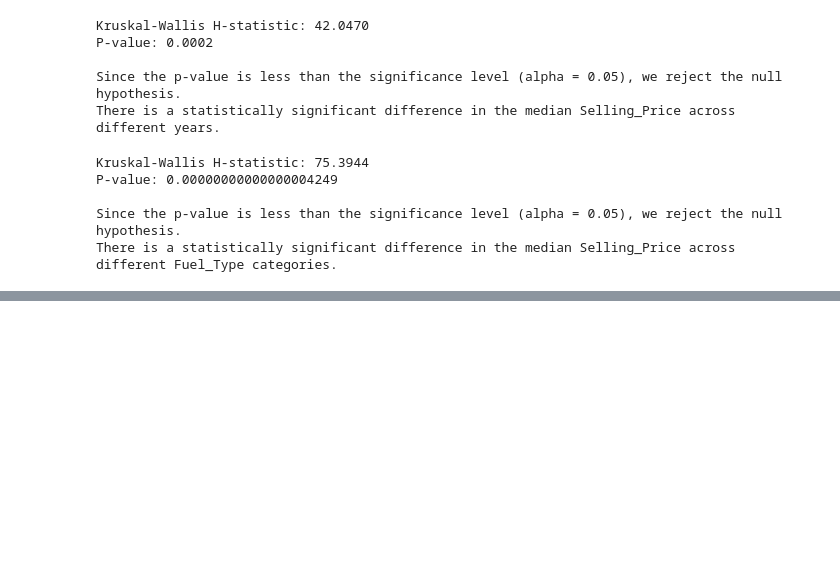
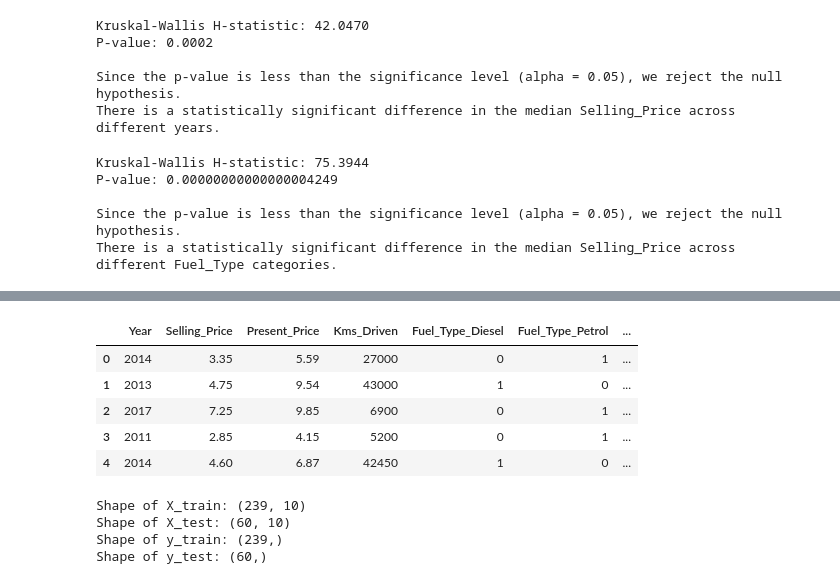
Before and after one commit to MohammadAghaei1/Polynomial-Car-price-prediction-, a Jupyter notebook: Mohammad/Car_price_prediction.ipynb, the cells around one changed output, grey strips where cells are left out. Drawn from its saved outputs; the diff is of its cells as text; code cells hidden in the pictures; blank space fills up the shorter version.

```diff
--- a/Mohammad/Car_price_prediction.ipynb
+++ b/Mohammad/Car_price_prediction.ipynb
@@ -286,0 +393,37 @@ There is a statistically significant difference in the median Selling_Price acro
+# %%
+# Calculate the frequency of each car name
+car_name_frequencies = df['Car_Name'].value_counts()
+
+# Map the frequencies back to the 'Car_Name' column
+df['Car_Frequency'] = df['Car_Name'].map(car_name_frequencies)
+
+# Drop the original 'Car_Name' column
+df.drop('Car_Name', axis=1, inplace=True)
+
+# Display the first few rows of the updated DataFrame
+display(df.head())
+# %% [output]
+|  | Year | Selling_Price | Present_Price | Kms_Driven | Fuel_Type_Diesel | Fuel_Type_Petrol | ... |
+| 0 | 2014 | 3.35 | 5.59 | 27000 | 0 | 1 | ... |
+| 1 | 2013 | 4.75 | 9.54 | 43000 | 1 | 0 | ... |
+| 2 | 2017 | 7.25 | 9.85 | 6900 | 0 | 1 | ... |
+| 3 | 2011 | 2.85 | 4.15 | 5200 | 0 | 1 | ... |
+| 4 | 2014 | 4.60 | 6.87 | 42450 | 1 | 0 | ... |
+# %%
+# Define features (X) and target (y)
+X = df.drop('Selling_Price', axis=1)
+y = df['Selling_Price']
+
+# Split the data into training and testing sets
+X_train, X_test, y_train, y_test = train_test_split(X, y, test_size=0.2, random_state=42)
+
+# Print the shapes of the resulting sets
+print("Shape of X_train:", X_train.shape)
+print("Shape of X_test:", X_test.shape)
+print("Shape of y_train:", y_train.shape)
+print("Shape of y_test:", y_test.shape)
+# %% [output]
+Shape of X_train: (239, 10)
+Shape of X_test: (60, 10)
+Shape of y_train: (239,)
+Shape of y_test: (60,)
```
Also changed, not shown: parts of 7 cells of this notebook.
